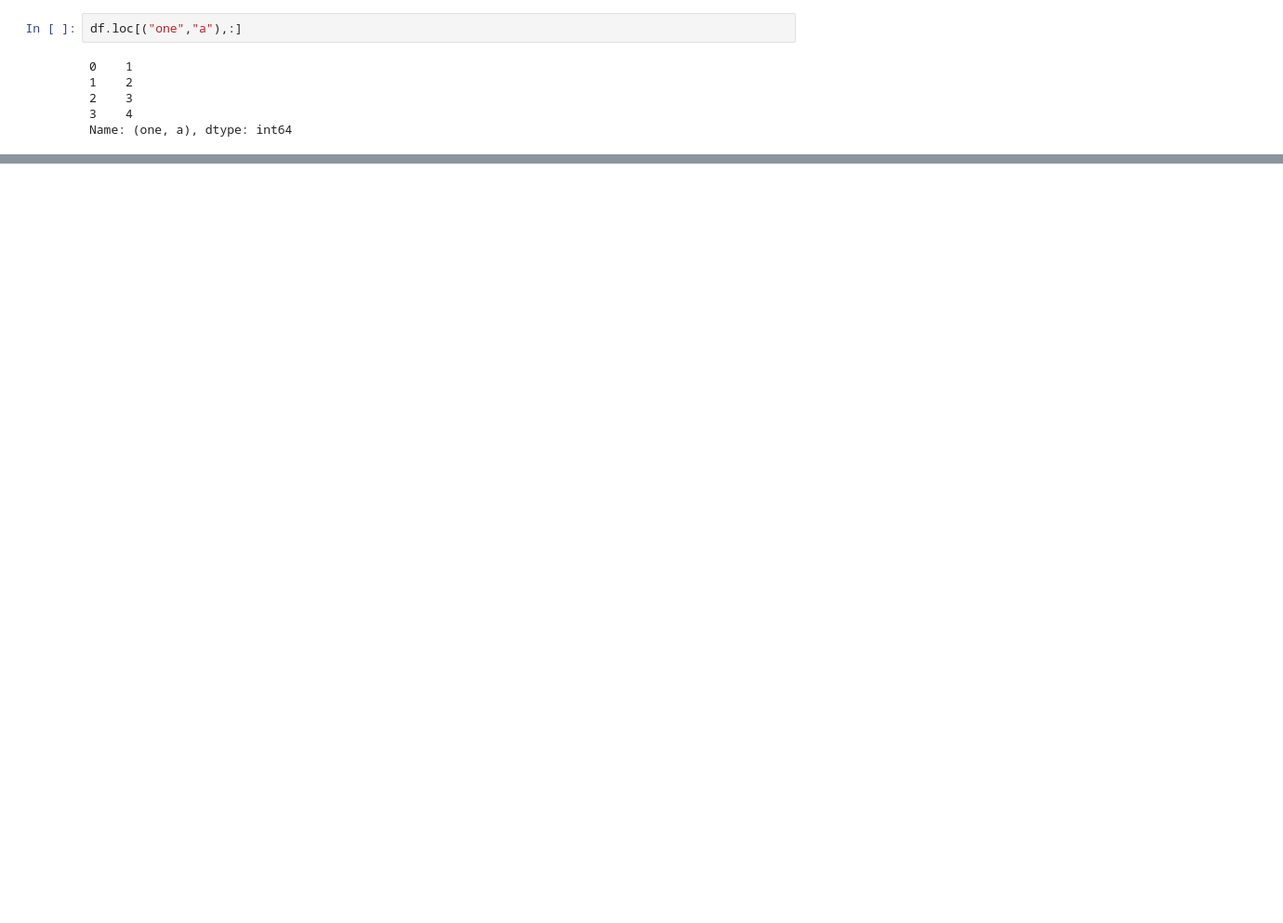
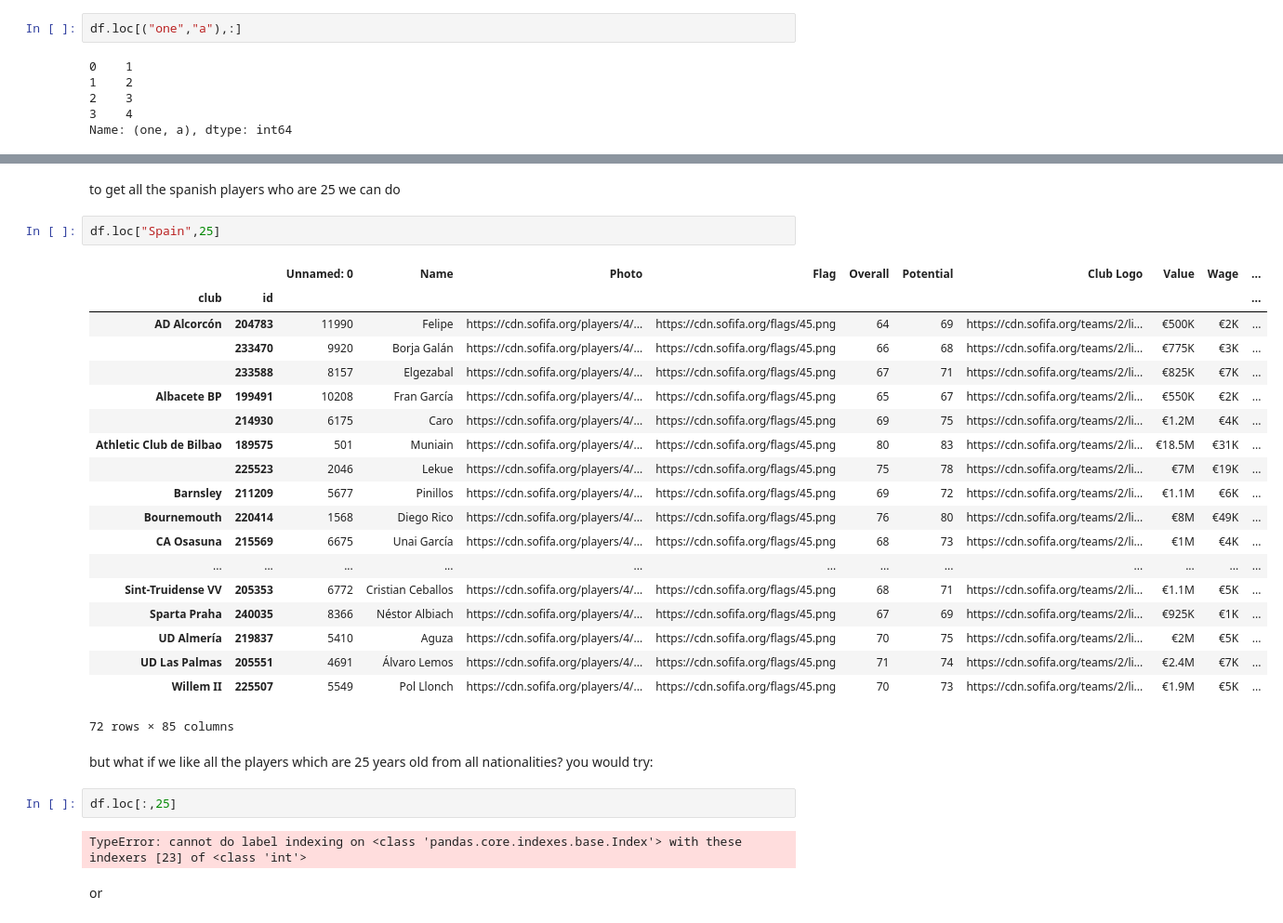
Before and after one commit to yonatanMedan/fastIndex, a Jupyter notebook: fast_index.ipynb, the cells around one changed output, grey strips where cells are left out. Shown at 93% size. Saved outputs shown, nothing was run; the diff lists cells and outputs as text; blank space fills up the shorter version.

```diff
--- a/fast_index.ipynb
+++ b/fast_index.ipynb
@@ -108,0 +157,33 @@ Name: (one, a), dtype: int64
+# %% [markdown]
+to get all the spanish players who are 25 we can do
+# %%
+df.loc["Spain",25]
+# %% [output]
+|  |  | Unnamed: 0 | Name | Photo | Flag | Overall | Potential | Club Logo | Value | Wage | ... |
+| club | id |  |  |  |  |  |  |  |  |  | ... |
+| AD Alcorcón | 204783 | 11990 | Felipe | https://cdn.sofifa.org/players/4/... | https://cdn.sofifa.org/flags/45.png | 64 | 69 | https://cdn.sofifa.org/teams/2/li... | €500K | €2K | ... |
+|  | 233470 | 9920 | Borja Galán | https://cdn.sofifa.org/players/4/... | https://cdn.sofifa.org/flags/45.png | 66 | 68 | https://cdn.sofifa.org/teams/2/li... | €775K | €3K | ... |
+|  | 233588 | 8157 | Elgezabal | https://cdn.sofifa.org/players/4/... | https://cdn.sofifa.org/flags/45.png | 67 | 71 | https://cdn.sofifa.org/teams/2/li... | €825K | €7K | ... |
+| Albacete BP | 199491 | 10208 | Fran García | https://cdn.sofifa.org/players/4/... | https://cdn.sofifa.org/flags/45.png | 65 | 67 | https://cdn.sofifa.org/teams/2/li... | €550K | €2K | ... |
+|  | 214930 | 6175 | Caro | https://cdn.sofifa.org/players/4/... | https://cdn.sofifa.org/flags/45.png | 69 | 75 | https://cdn.sofifa.org/teams/2/li... | €1.2M | €4K | ... |
+| Athletic Club de Bilbao | 189575 | 501 | Muniain | https://cdn.sofifa.org/players/4/... | https://cdn.sofifa.org/flags/45.png | 80 | 83 | https://cdn.sofifa.org/teams/2/li... | €18.5M | €31K | ... |
+|  | 225523 | 2046 | Lekue | https://cdn.sofifa.org/players/4/... | https://cdn.sofifa.org/flags/45.png | 75 | 78 | https://cdn.sofifa.org/teams/2/li... | €7M | €19K | ... |
+| Barnsley | 211209 | 5677 | Pinillos | https://cdn.sofifa.org/players/4/... | https://cdn.sofifa.org/flags/45.png | 69 | 72 | https://cdn.sofifa.org/teams/2/li... | €1.1M | €6K | ... |
+| Bournemouth | 220414 | 1568 | Diego Rico | https://cdn.sofifa.org/players/4/... | https://cdn.sofifa.org/flags/45.png | 76 | 80 | https://cdn.sofifa.org/teams/2/li... | €8M | €49K | ... |
+| CA Osasuna | 215569 | 6675 | Unai García | https://cdn.sofifa.org/players/4/... | https://cdn.sofifa.org/flags/45.png | 68 | 73 | https://cdn.sofifa.org/teams/2/li... | €1M | €4K | ... |
+| ... | ... | ... | ... | ... | ... | ... | ... | ... | ... | ... | ... |
+| Sint-Truidense VV | 205353 | 6772 | Cristian Ceballos | https://cdn.sofifa.org/players/4/... | https://cdn.sofifa.org/flags/45.png | 68 | 71 | https://cdn.sofifa.org/teams/2/li... | €1.1M | €5K | ... |
+| Sparta Praha | 240035 | 8366 | Néstor Albiach | https://cdn.sofifa.org/players/4/... | https://cdn.sofifa.org/flags/45.png | 67 | 69 | https://cdn.sofifa.org/teams/2/li... | €925K | €1K | ... |
+| UD Almería | 219837 | 5410 | Aguza | https://cdn.sofifa.org/players/4/... | https://cdn.sofifa.org/flags/45.png | 70 | 75 | https://cdn.sofifa.org/teams/2/li... | €2M | €5K | ... |
+| UD Las Palmas | 205551 | 4691 | Álvaro Lemos | https://cdn.sofifa.org/players/4/... | https://cdn.sofifa.org/flags/45.png | 71 | 74 | https://cdn.sofifa.org/teams/2/li... | €2.4M | €7K | ... |
+| Willem II | 225507 | 5549 | Pol Llonch | https://cdn.sofifa.org/players/4/... | https://cdn.sofifa.org/flags/45.png | 70 | 73 | https://cdn.sofifa.org/teams/2/li... | €1.9M | €5K | ... |
+72 rows × 85 columns
+# %% [markdown]
+but what if we like all the players which are 25 years old from all nationalities?
+you would try:
+# %%
+df.loc[:,25]
+# %% [output]
+TypeError: cannot do label indexing on <class 'pandas.core.indexes.base.Index'> with these indexers [23] of <class 'int'>
+# %% [markdown]
+or
```
Also changed, not shown: parts of 39 cells of this notebook, 2 other files.
